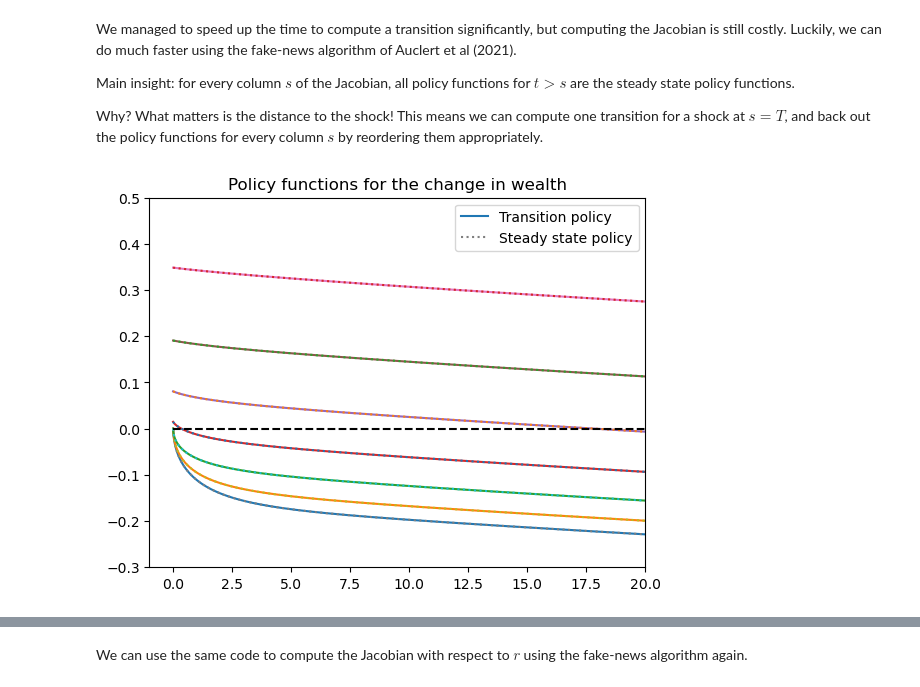
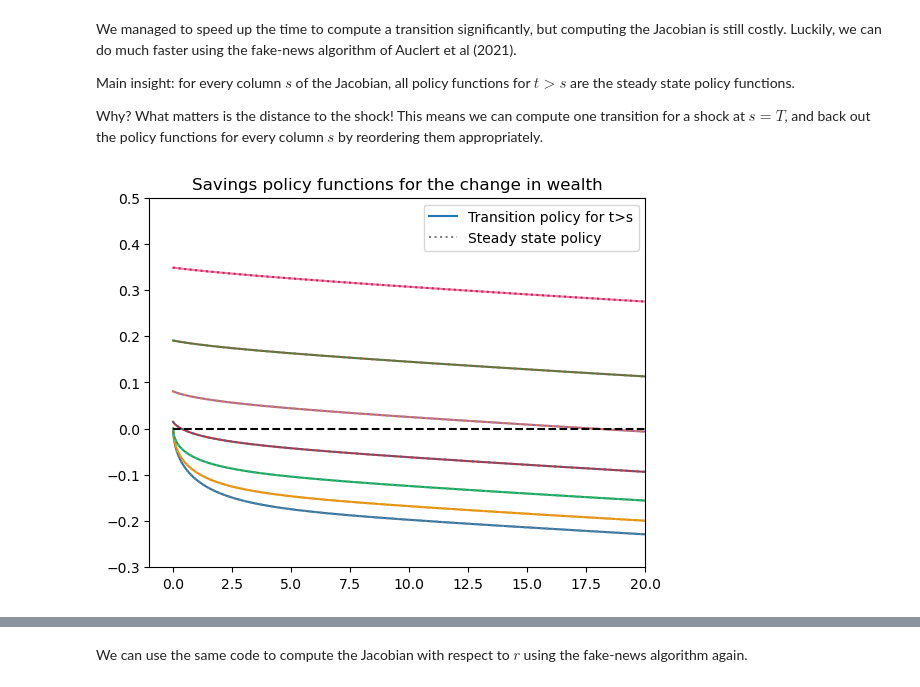
Before and after one commit to NumEconCopenhagen/AdvMacroHet, a Jupyter notebook: 05-06-Transition-Path/HANC-example/Transition-Manually.ipynb, the cells around one changed output, grey strips where cells are left out. Drawn from its saved outputs; the diff is of its cells as text; code cells hidden in the pictures.

```diff
--- a/05-06-Transition-Path/HANC-example/Transition-Manually.ipynb
+++ b/05-06-Transition-Path/HANC-example/Transition-Manually.ipynb
@@ -213,6 +238,19 @@ w_vec[0] = w_vec[0] * 1.01
 
 a_trans = np.zeros((T, par.Nz, par.Na))
 c_trans = np.zeros((T, par.Nz, par.Na))
-Va_trans = Va_term.copy()
+Va_trans = Va_term.copy() # Terminal condition
 for t in reversed(range(T)):
-    c_trans[t], a_trans[t], Va_trans = solve_hh_backwards_one_step(par.z_trans, par.z_grid, par.a_grid, par.sigma, par.beta, r_vec[t], w_vec[t], Va_trans)
+    c_trans[t], a_trans[t], Va_trans = solve_hh_backwards_one_step(par.z_trans,
+                                                                   par.z_grid,
+                                                                   par.a_grid,
+                                                                   par.sigma,
+                                                                   par.beta,
+                                                                   r_vec[t],
+                                                                   w_vec[t],
+                                                                   Va_trans)
+    # note that w_vec[t] and r_vec[t] are time-varying
+    # note that Va_trans is updated every iteration
+
+print(a_trans.shape)
+print(c_trans.shape)
+# note the new dimensions of the policy functions: first dimension is time.
@@ -250,7 +305,14 @@ def get_impulse_response(Va_term, D_init, r_vec, w_vec, par):
     c_trans = np.zeros((T, par.Nz, par.Na))
     Va_trans = Va_term.copy()
     for t in reversed(range(T)):
-        c_trans[t], a_trans[t], Va_trans = solve_hh_backwards_one_step(par.z_trans, par.z_grid, par.a_grid, par.sigma, par.beta, r_vec[t], w_vec[t], Va_trans)
+        c_trans[t], a_trans[t], Va_trans = solve_hh_backwards_one_step(par.z_trans,
+                                                                       par.z_grid,
+                                                                       par.a_grid,
+                                                                       par.sigma,
+                                                                       par.beta,
+                                                                       r_vec[t],
+                                                                       w_vec[t],
+                                                                       Va_trans)
 
     # forward step
     D_trans = np.zeros((T, par.Nz, par.Na))
@@ -525,24 +686,24 @@ Main insight: for every column $s$ of the Jacobian, all policy functions for $t>
 
 Why? What matters is the distance to the shock! This means we can compute one transition for a shock at $s=T$, and back out the policy functions for every column $s$ by reordering them appropriately.
 # %%
-h = 1e-4
+h = 0.01
 r_vec = np.ones((T)) * r_ss
 w_vec = np.ones((T)) * w_ss
 
 s = 5
 w_vec[s] = w_vec[s] + h
 
-_, _, _, _, a_trans = get_impulse_response(Va_term, D_init, r_vec, w_vec, par)
+_, _, _, c_trans, a_trans = get_impulse_response(Va_term, D_init, r_vec, w_vec, par)
 
 lines1 = plt.plot(par.a_grid, (a_trans[s+1]-par.a_grid[np.newaxis,:]).T)
 lines2 = plt.plot(par.a_grid, (a_ss-par.a_grid[np.newaxis,:]).T, linestyle = ':')
 plt.plot(np.zeros_like(par.a_grid), linestyle = '--', color = 'black')
-lines1[0].set_label('Transition policy')
+lines1[0].set_label('Transition policy for t>s')
 lines2[0].set_label('Steady state policy')
 plt.xlim(-1, 20)
 plt.ylim(-0.3, 0.5)
 plt.legend()
-plt.title("Policy functions for the change in wealth")
+plt.title("Savings policy functions for the change in wealth")
 plt.show()
 # %% [output]
-[figure, old version]
+[figure, new version]
```
Also changed, not shown: parts of 44 cells of this notebook, 18 other files.
